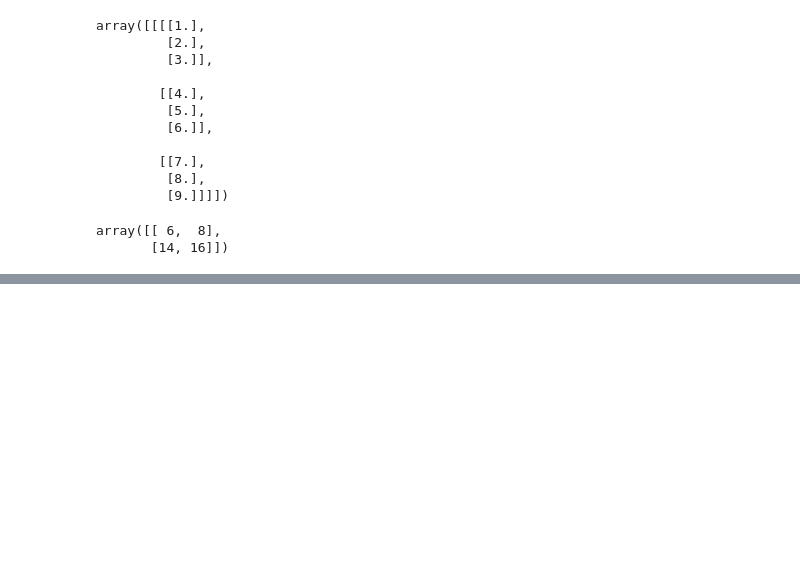
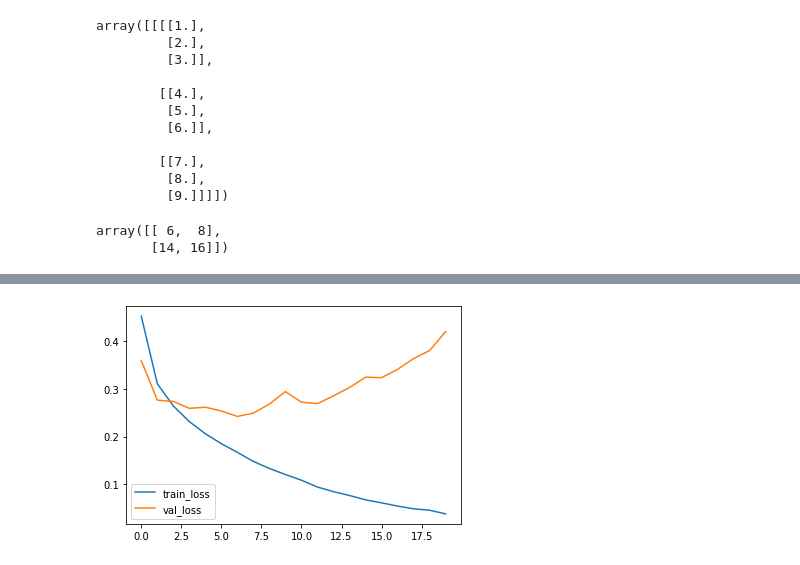
Before and after one commit to kgg6008/TIL, a Jupyter notebook: Introduction to deep learning to learn while coding honestly/convolution neural network.ipynb, the cells around one changed output, grey strips where cells are left out. Drawn from its saved outputs; the diff is of its cells as text; code cells hidden in the pictures; blank space fills up the shorter version.

```diff
--- a/Introduction to deep learning to learn while coding honestly/convolution neural network.ipynb
+++ b/Introduction to deep learning to learn while coding honestly/convolution neural network.ipynb
@@ -106,0 +336,4 @@ array([[ 6,  8],
+# %%
+conv1.compile(optimizer='adam', loss='categorical_crossentropy', metrics=['accuracy'])
+# %%
+history= conv1.fit(x_train, y_train_encoded, epochs=20, validation_data=(x_val, y_val_encoded))
@@ -106,0 +358,7 @@ array([[ 6,  8],
+# %%
+plt.plot(history.history['loss'])
+plt.plot(history.history['val_loss'])
+plt.legend(['train_loss', 'val_loss'])
+plt.show()
+# %% [output]
+[figure, added]
```
Also changed, not shown: parts of 41 cells of this notebook, 1 other file.
